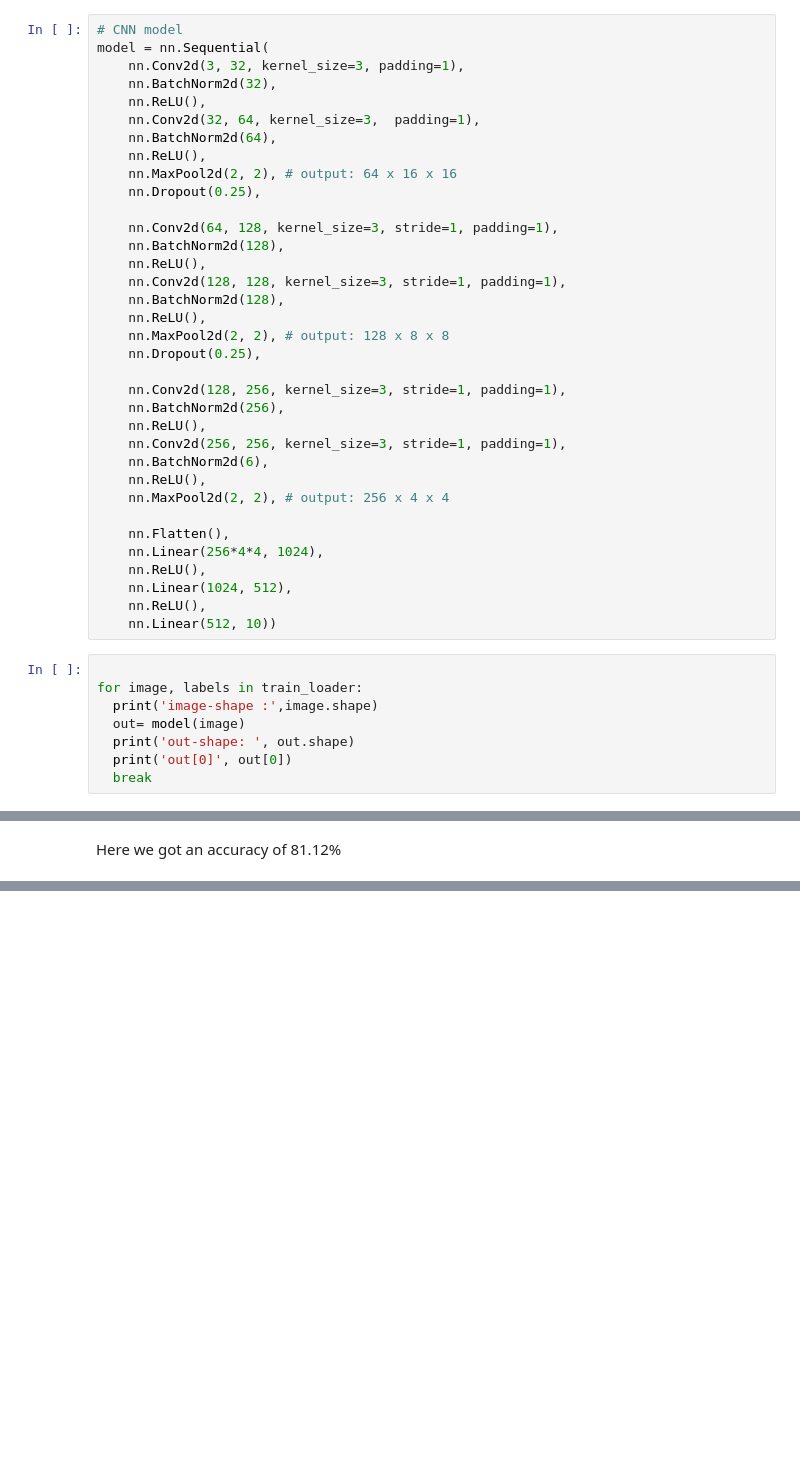
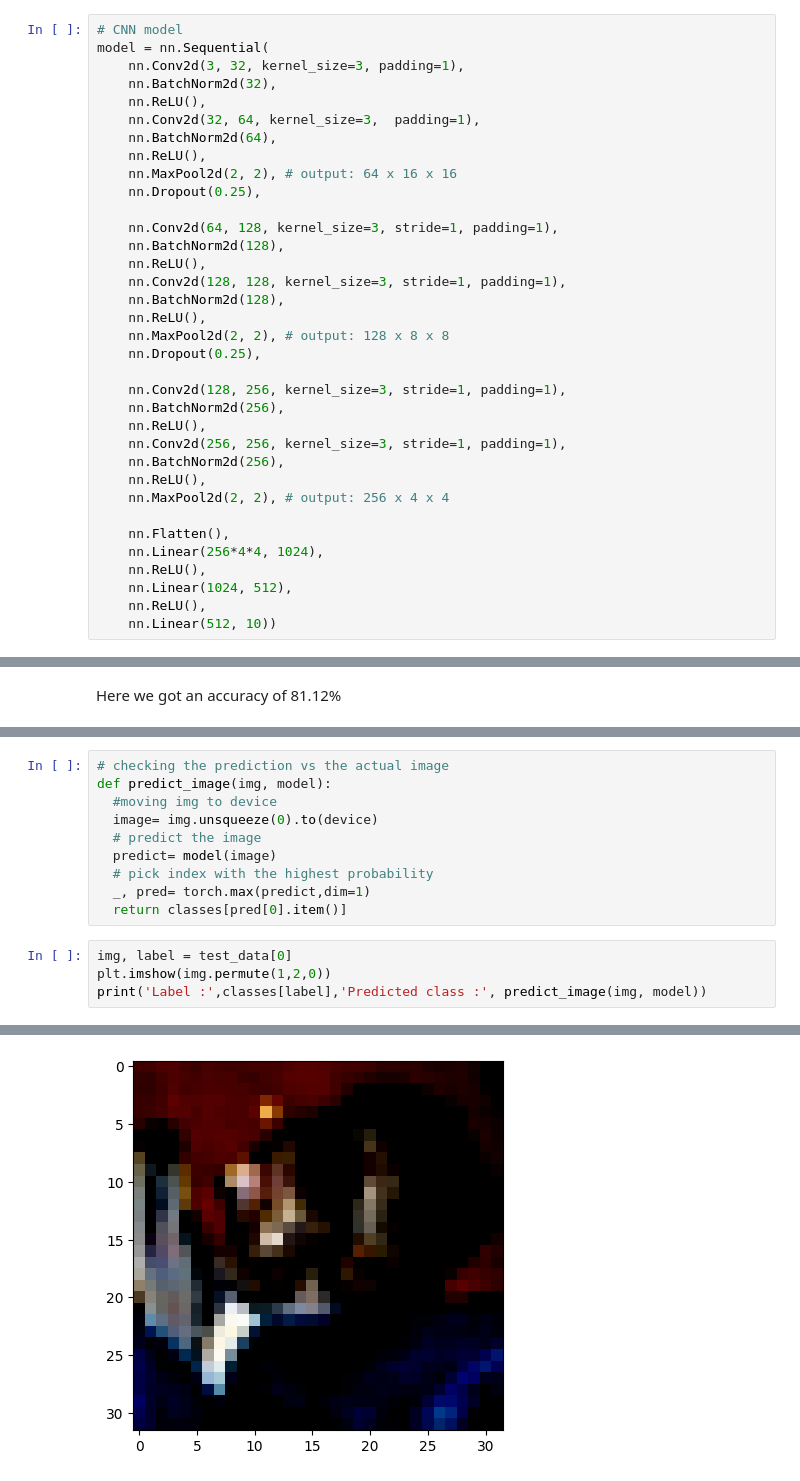
Before and after one commit to deepaksirohiwal/Deep_Learning_with_PyTorch, a Jupyter notebook: cifar10_cnn.ipynb, the cells around one changed output, grey strips where cells are left out. Saved outputs shown, nothing was run; the diff lists cells and outputs as text; blank space fills up the shorter version.

```diff
--- a/cifar10_cnn.ipynb
+++ b/cifar10_cnn.ipynb
@@ -92,7 +107,7 @@ model = nn.Sequential(
     nn.BatchNorm2d(256),
     nn.ReLU(),
     nn.Conv2d(256, 256, kernel_size=3, stride=1, padding=1),
-    nn.BatchNorm2d(6),
+    nn.BatchNorm2d(256),
     nn.ReLU(),
     nn.MaxPool2d(2, 2), # output: 256 x 4 x 4
 
@@ -102,11 +117,3 @@ model = nn.Sequential(
     nn.Linear(1024, 512),
     nn.ReLU(),
     nn.Linear(512, 10))
-# %%
-
-for image, labels in train_loader:
-  print('image-shape :',image.shape)
-  out= model(image)
-  print('out-shape: ', out.shape)
-  print('out[0]', out[0])
-  break
@@ -211,0 +216,15 @@ Here we got an accuracy of 81.12%
+# %%
+# checking the prediction vs the actual image
+def predict_image(img, model):
+  #moving img to device
+  image= img.unsqueeze(0).to(device)
+  # predict the image
+  predict= model(image)
+  # pick index with the highest probability
+  _, pred= torch.max(predict,dim=1)
+  return classes[pred[0].item()]
+# %%
+img, label = test_data[0]
+plt.imshow(img.permute(1,2,0))
+print('Label :',classes[label],'Predicted class :', predict_image(img, model))
+# %% [output]
@@ -211,0 +233 @@ Here we got an accuracy of 81.12%
+[figure, added]
```
Also changed, not shown: parts of 11 cells of this notebook.
